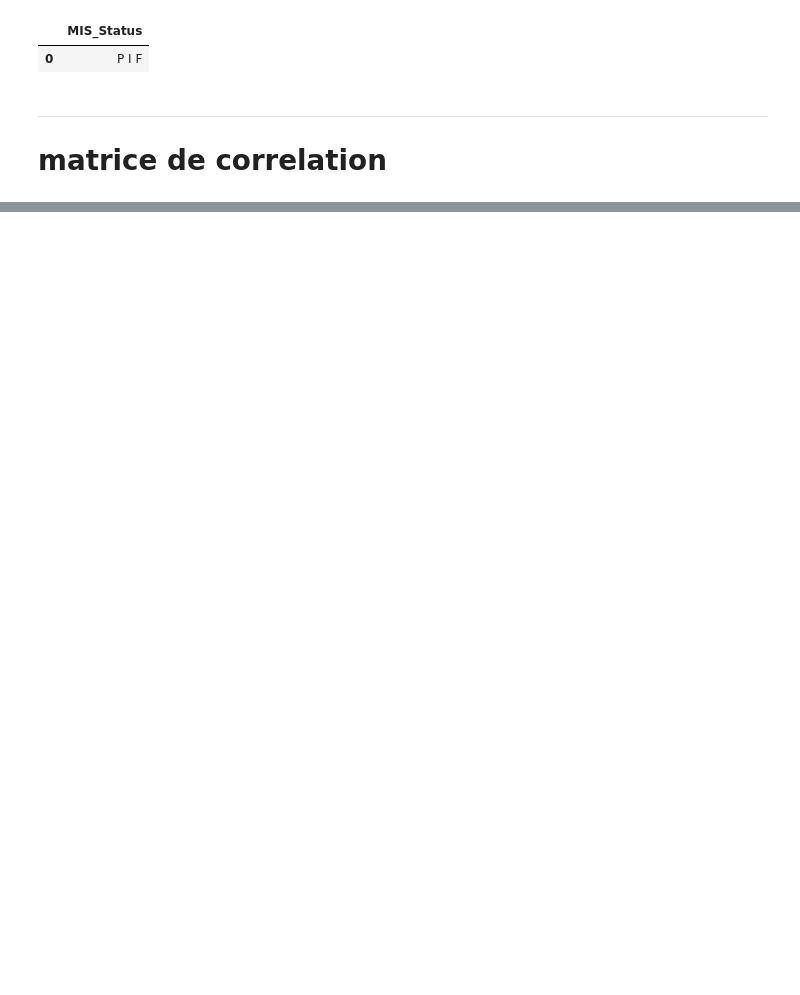
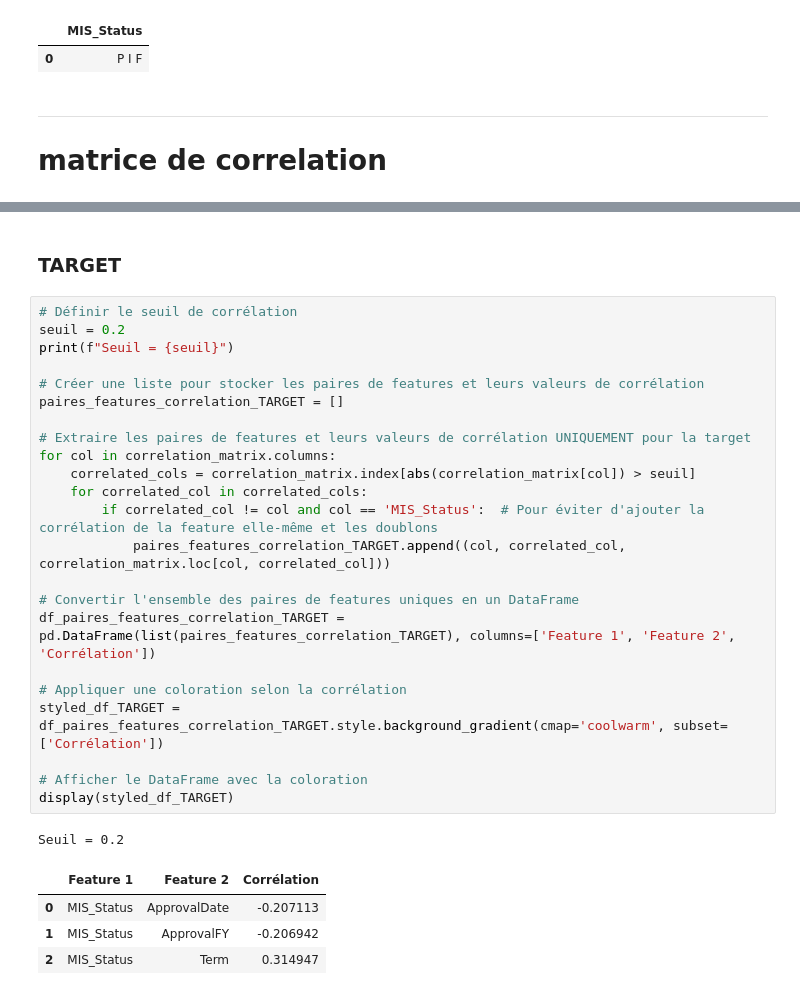
Before and after one commit to ChristianPRO1982/Projet_US_SBA, a Jupyter notebook: 02-EDA2.ipynb, the cells around one changed output, grey strips where cells are left out. Cells and saved outputs as stored; diff of their text form; blank space fills up the shorter version.

```diff
--- a/02-EDA2.ipynb
+++ b/02-EDA2.ipynb
@@ -31 +41,32 @@ preprocessor = make_pipeline(preprocessor, PolynomialFeatures())
+# %% [markdown]
+### TARGET
+# %%
+# Définir le seuil de corrélation
+seuil = 0.2
+print(f"Seuil = {seuil}")
+
+# Créer une liste pour stocker les paires de features et leurs valeurs de corrélation
+paires_features_correlation_TARGET = []
+
+# Extraire les paires de features et leurs valeurs de corrélation UNIQUEMENT pour la target
+for col in correlation_matrix.columns:
+    correlated_cols = correlation_matrix.index[abs(correlation_matrix[col]) > seuil]
+    for correlated_col in correlated_cols:
+        if correlated_col != col and col == 'MIS_Status':  # Pour éviter d'ajouter la corrélation de la feature elle-même et les doublons
+            paires_features_correlation_TARGET.append((col, correlated_col, correlation_matrix.loc[col, correlated_col]))
+
+# Convertir l'ensemble des paires de features uniques en un DataFrame
+df_paires_features_correlation_TARGET = pd.DataFrame(list(paires_features_correlation_TARGET), columns=['Feature 1', 'Feature 2', 'Corrélation'])
+
+# Appliquer une coloration selon la corrélation
+styled_df_TARGET = df_paires_features_correlation_TARGET.style.background_gradient(cmap='coolwarm', subset=['Corrélation'])
+
+# Afficher le DataFrame avec la coloration
+display(styled_df_TARGET)
+# %% [output]
+Seuil = 0.2
+|  | Feature 1 | Feature 2 | Corrélation |
+| 0 | MIS_Status | ApprovalDate | -0.207113 |
+| 1 | MIS_Status | ApprovalFY | -0.206942 |
+| 2 | MIS_Status | Term | 0.314947 |
 # %%
```
Also changed, not shown: parts of 5 cells of this notebook, 3 other files.
